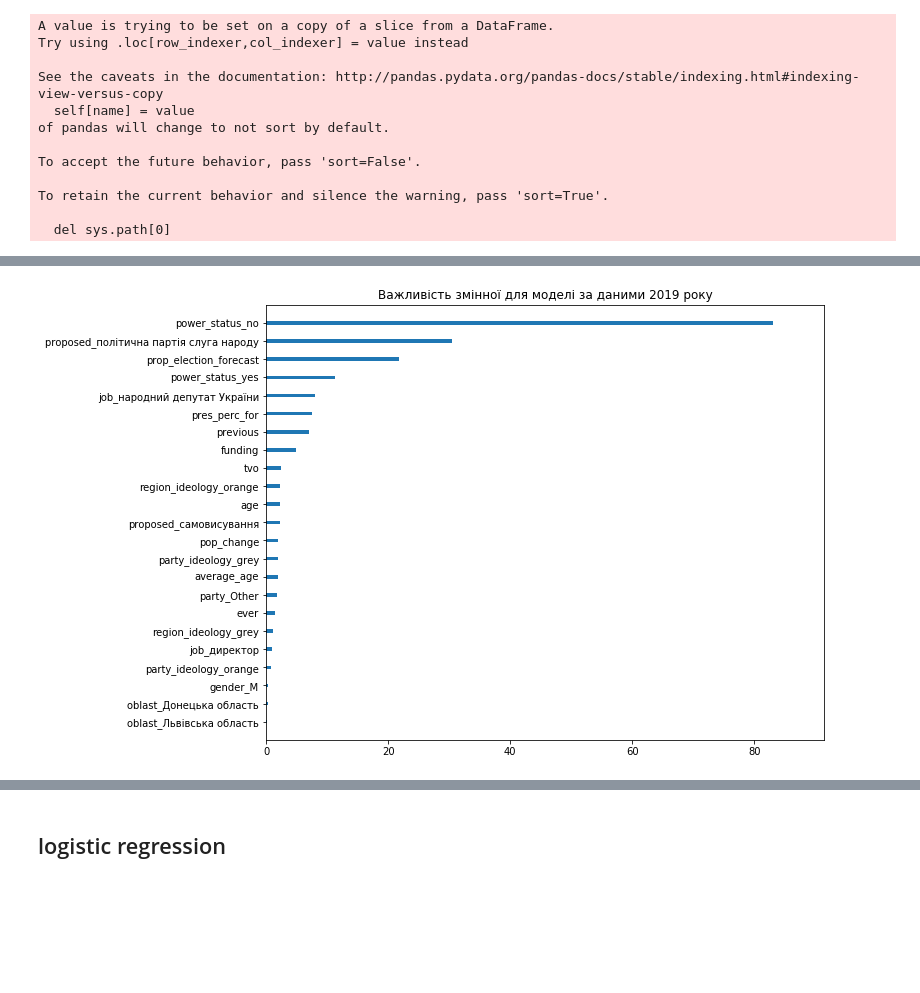
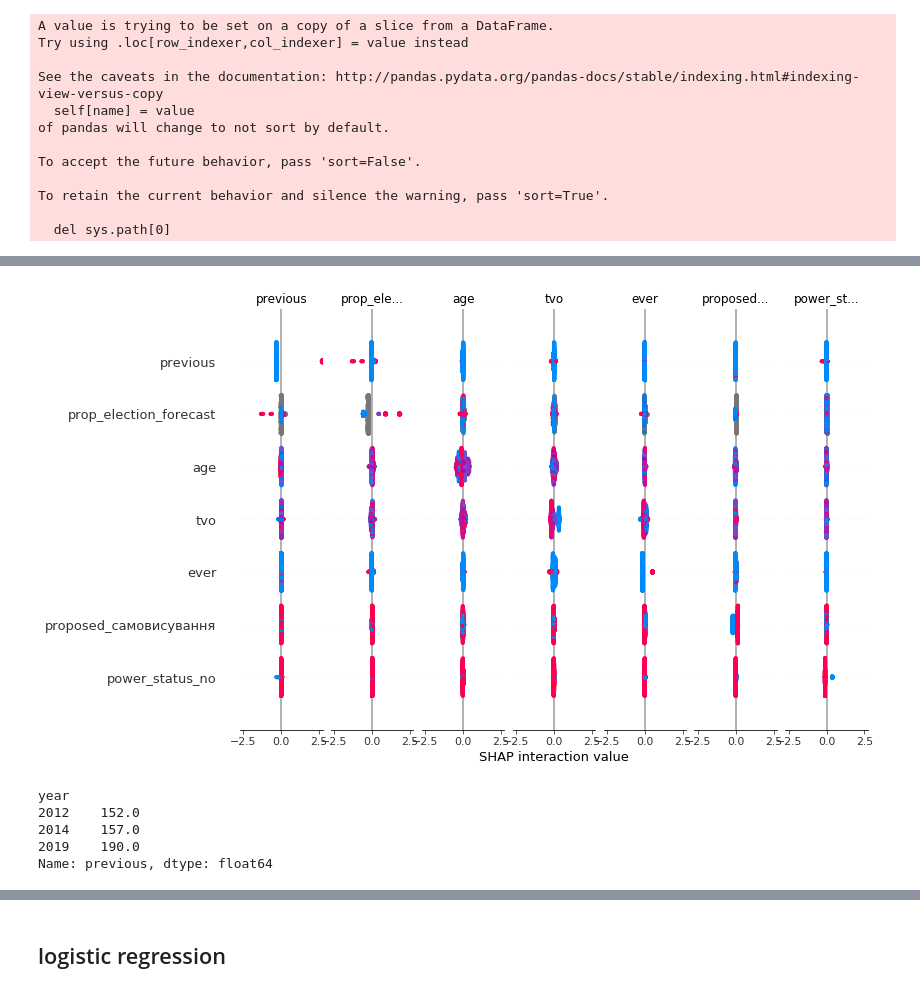
Before and after one commit to texty/parliamentary_elections_forecasting_2019, a Jupyter notebook: h2o.ipynb, the cells around one changed output, grey strips where cells are left out. Saved outputs shown, nothing was run; the diff lists cells and outputs as text; code cells hidden in the pictures; blank space fills up the shorter version.

```diff
--- a/h2o.ipynb
+++ b/h2o.ipynb
@@ -1105,7 +1105,8 @@ df_total.winner = df_total.winner.astype('bool')
 used_by_Isiah =["tvo", "oblast", "year", "proposed", "gender", "age", "party",
                   "average_age", "pop_change", "previous", "ever", "job", "funding",
                   "region_ideology", "power_status", "party_ideology","pres_perc_for",
-                "prop_election_forecast", 'winner', 'votes_for', 'perc_for']
+                "prop_election_forecast", 'winner', 'votes_for', 'perc_for',
+       'total_people', 'turnover']
 
 used_by_Isiah_without_proposed_and_power_status =[ "tvo", "oblast", "year", "gender", "age", "party",
                   "average_age", "pop_change", "previous", "ever", "job", "funding",
@@ -1128,8 +1134,10 @@ To retain the current behavior and silence the warning, pass 'sort=True'.
 # так правильно, але цього н бе було в стартовій моделі
 # df_total.power_status = df_total.power_status == 'yes'
 # %%
-# population_votes = pd.read_csv('turnover.csv')
-# df_total = pd.merge(df_total, population_votes[['tvo', 'turnover']], on='tvo', how='left')
+# Тут я спробував додати явку
+
+population_votes = pd.read_csv('turnover.csv')
+df_total = pd.merge(df_total, population_votes, on='tvo', how='left')
 # %%
 class ModelDescr():
     def __init__(self):
@@ -1144,6 +1152,7 @@ class ModelDescr():
 
         self.explainer = None
         self.shap_values = None
+        self.shap_interaction_values = None
 
 
 
@@ -1159,6 +1168,8 @@ class ModelDescr():
 
         self.explainer = shap.TreeExplainer(self.model)
         self.shap_values = self.explainer.shap_values(self.train)
+
+        self.shap_interaction_values = shap.TreeExplainer(self.model).shap_interaction_values(self.train.iloc[:2000,:])
 
 
 
@@ -1257,20 +1268,25 @@ class ModelDescr():
             plt.savefig(plot_name, bbox_inches='tight', pad_inches=1)
 
 
-    def plot_shap_dependence_plot(self, number_of_variables=10):
-        for name in self.get_importance_score().head(number_of_variables)['columns']:
-            shap.dependence_plot(name, self.shap_values, self.train)
+    def plot_shap_dependence_plot(self, number_of_variables=10, feature_name=None):
+        if (feature_name is not None):
+            shap.dependence_plot(feature_name, self.shap_values, self.train)
+        else:
+            for name in self.get_importance_score().head(number_of_variables)['columns']:
+                shap.dependence_plot(name, self.shap_values, self.train)
 
 
     def plot_shap_force_plot(self):
-        shap.force_plot(self.explainer.expected_value, self.shap_values[0,:], self.train.iloc[0,:], matplotlib=True)
+        shap.force_plot(self.explainer.expected_value, self.shap_values[0,:], self.train.iloc[0,:], matplotlib=True,
+#                         link='logit'
+                       )
 
 
     def plot_shap_summary_plot_bar(self):
         shap.summary_plot(self.shap_values, self.train, plot_type="bar")
 
 
-    def plot_shap_summary_plot_violine(self, save_plot=False, name='plot/summary_plot.png'):
+    def plot_shap_summary_plot_violine(self, save_plot=False, plot_name='plot/summary_plot.png'):
         shap.summary_plot(self.shap_values, self.train, show=False)
 
         import matplotlib.pyplot as pl
@@ -1279,6 +1295,18 @@ class ModelDescr():
 
         if (save_plot):
             pl.savefig(name, bbox_inches='tight', pad_inches=1)
+
+
+    def plot_force_plot_line(self):
+        shap.initjs()
+        return shap.force_plot(self.explainer.expected_value, self.shap_values, self.train)
+
+    def plot_decision_plot(self):
+        """not working now"""
+        return shap.decision_plot(self.explainer.expected_value, shap_values)
+
+    def plot_shap_summary_plot_parallel(self):
+        return shap.summary_plot(self.shap_interaction_values, self.train.iloc[:2000,:])
 # %%
 model_check = ModelDescr()
 model_check.set_data(df_total, 2014)
@@ -1292,4 +1327,12 @@ done data split
 # %%
-model_check.plot_importance()
+model_check.plot_shap_summary_plot_parallel()
 # %% [output]
-[figure, old version]
+[figure, new version]
+# %%
+df_total.groupby('year')['previous'].sum()
+# %% [output]
+year
+2012    152.0
+2014    157.0
+2019    190.0
+Name: previous, dtype: float64
```
Also changed, not shown: parts of 6 cells of this notebook.
